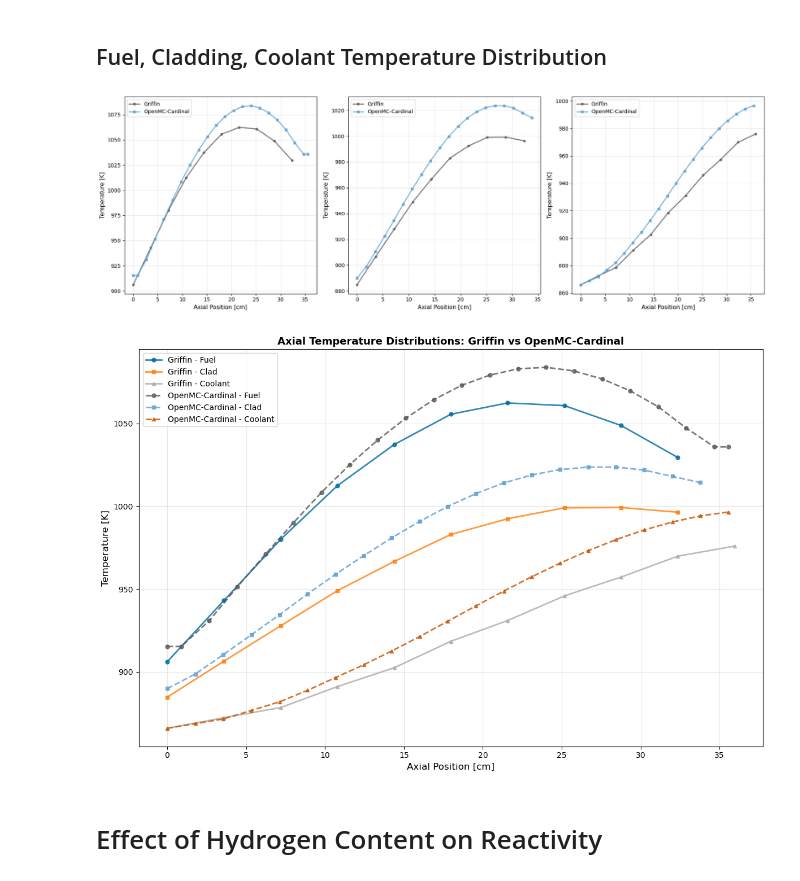
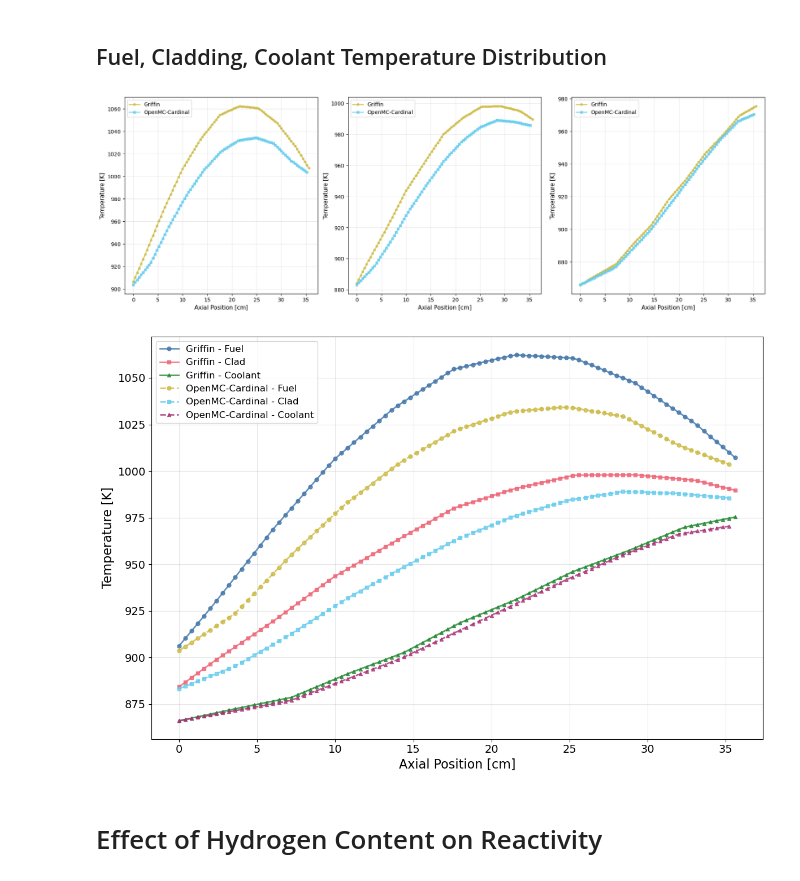
Before and after one commit to CORE-GATECH-GROUP/SNAP-REACTORS, a Jupyter notebook: snapReactors/reactor_models/Wet_Experiment_Models/analysis.ipynb, the cells around one changed output. Cells and saved outputs as stored; diff of their text form; code cells hidden in the pictures.

```diff
--- a/snapReactors/reactor_models/Wet_Experiment_Models/analysis.ipynb
+++ b/snapReactors/reactor_models/Wet_Experiment_Models/analysis.ipynb
@@ -863,8 +2040,16 @@ codes = ['Griffin', 'OpenMC-Cardinal']
 
 # Set up colorblind-friendly colors
 plt.style.use('tableau-colorblind10')
-colors = plt.rcParams['axes.prop_cycle'].by_key()['color']
-experiment_color = colors[0]
+colors = [
+        '#4477AA',  # Blue
+        '#EE6677',  # Red
+        '#228833',  # Green
+        '#CCBB44',  # Yellow
+        '#66CCEE',  # Cyan
+        '#AA3377',  # Purple
+        '#BBBBBB',  # Gray
+    ]
+experiment_color = colors[-1]
 serpent_color = colors[1]
 griffin_Tfuel_color = colors[2]
 griffin_color = colors[3]
@@ -883,7 +2068,7 @@ for i, (file, label) in enumerate(zip(files, labels)):
             color = griffin_color
             marker = 'o'
         else:
-            temp_col = 'temp'
+            temp_col = 'htm_temp'
             path = openmc_path / file
             color = openmc_color
             marker = 's'
@@ -921,40 +2106,42 @@ markers = ['o', 's', '^']
 for j, code in enumerate(codes):
     for i, (file, label) in enumerate(zip(files, labels)):
         if code == 'Griffin':
             temp_col = 'bison_temp'
             path = griffin_path / file
             color = colors[j*3 + i]
         else:
-            temp_col = 'temp'
+            temp_col = 'htm_temp'
             path = openmc_path / file
             color = colors[j*3 + i]
 
         df = pd.read_csv(path)
 
         # Handle coolant temperature column name difference
         if file == 'cool_temp.csv':
             temps = df['T'].values
         else:
             temps = df[temp_col].values
 
         # Get axial coordinates (Points:2)
         coords = df['Points:2'].values * 100  # Convert to cm
 
         # Plot with unique label
         plt.plot(coords, temps, marker=markers[i], linestyle=line_styles[j],
                 linewidth=2, markersize=5, label=f'{code} - {label}',
                 color=color, alpha=0.8)
 
-plt.xlabel('Axial Position [cm]', fontsize=12)
-plt.ylabel('Temperature [K]', fontsize=12)
-plt.title('Axial Temperature Distributions: Griffin vs OpenMC-Cardinal', fontsize=13, fontweight='bold')
-plt.legend(fontsize=10, loc='best')
+plt.xlabel('Axial Position [cm]', fontsize=16)
+plt.ylabel('Temperature [K]', fontsize=16)
+# plt.title('Axial Temperature Distributions: Griffin vs OpenMC-Cardinal', fontsize=13, fontweight='bold')
+plt.xticks(fontsize=14)
+plt.yticks(fontsize=14)
+plt.legend(fontsize=12, loc='best')
 plt.grid(True, alpha=0.3)
 plt.tight_layout()
 plt.show()
 # %% [output]
-[figure, old version]
+[figure, new version]
-[figure, old version]
+[figure, new version]
 # %% [markdown]
 # Effect of Hydrogen Content on Reactivity
 # %% [markdown]
```
Also changed, not shown: parts of 19 cells of this notebook, 26 other files.
